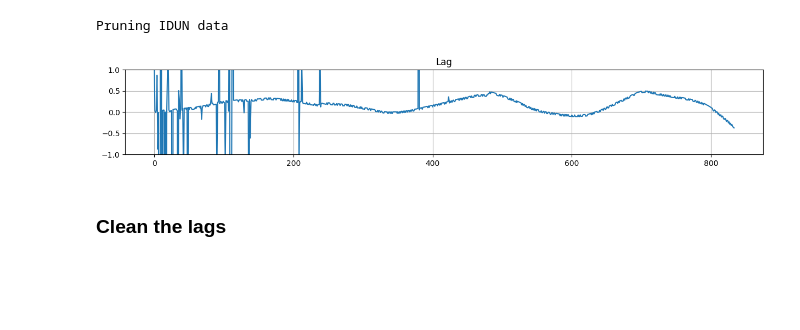
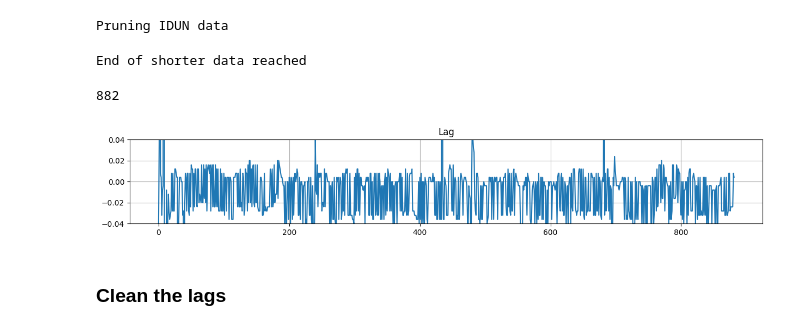
Before and after one commit to iduntech/idn-sync-data, a Jupyter notebook: sync_main.ipynb, the cells around one changed output. Drawn from its saved outputs; the diff is of its cells as text; code cells hidden in the pictures; blank space fills up the shorter version.

```diff
--- a/sync_main.ipynb
+++ b/sync_main.ipynb
@@ -388,12 +391,13 @@ plt.savefig(
 ### Create linear knots
 # %%
 x_axis_simulated = np.linspace(
-    0, len(linear_regression_lag) - 1, len(linear_regression_lag)
+    0, len(smoothed_lag_arr) - 1, len(smoothed_lag_arr)
 )  # This will be 0 to 718
+
 x_knots = np.linspace(
-    0, len(linear_regression_lag) - 1, config.TOTAL_LINEAR_SEGMENTS + 1
+    0, len(smoothed_lag_arr) - 1, config.TOTAL_LINEAR_SEGMENTS + 1
 )
-y_knots = linear_regression_lag[
+y_knots = smoothed_lag_arr[
     (x_knots).astype(int)
 ]  # Directly get the y-values from y_pred
 # %%
@@ -437,11 +442,11 @@ if np.sum(lag_sizes < 0) > np.sum(lag_sizes > 0):
     idun_data_pruned, idun_base_pruned = cut_throughout_data_arr(
         idun_cut_data, idun_base_cut_data, lag_positions, -cumulative_lags
     )
-    comparisoneeg_data_pruned = copy.deepcopy(comparison_cut_data)
-    comparisoneeg_base_pruned_df = copy.deepcopy(comparison_base_cut_df)
+    comparison_data_pruned = copy.deepcopy(comparison_cut_data)
+    comparison_base_pruned_df = copy.deepcopy(comparison_base_cut_df)
 else:
     print("Pruning ", config.DEVICE, " data")
-    comparisoneeg_data_pruned, comparisoneeg_base_pruned_df = cut_throughout_data(
+    comparison_data_pruned, comparison_base_pruned_df = cut_throughout_data(
         comparison_cut_data,
         comparison_base_cut_df,
         lag_positions,
@@ -449,38 +454,32 @@ else:
     )
     idun_data_pruned = copy.deepcopy(idun_cut_data)
     idun_base_pruned = copy.deepcopy(idun_base_cut_data)
-
-(
-    comparisoneeg_data_pruned,
-    comparisoneeg_base_pruned_df,
-    idun_data_pruned,
-    idun_base_pruned,
-) = cut_at_end(
-    comparisoneeg_data_pruned,
-    comparisoneeg_base_pruned_df,
-    idun_data_pruned,
-    idun_base_pruned,
-)
 # %% [output]
 Pruning IDUN data
 # %%
-final_comparisoneeg_epochs = epoch_data(
-    comparisoneeg_data_pruned, config.SECOND_LAG_EPOCH_SIZE
+final_comparison_epochs = epoch_data(
+    comparison_data_pruned, config.SECOND_LAG_EPOCH_SIZE
 )
 final_idun_epochs = epoch_data(idun_data_pruned, config.SECOND_LAG_EPOCH_SIZE)
 # %%
 final_correlation_arr, final_max_corr_arr, final_lag_arr = calculate_epochs_lag(
-    final_comparisoneeg_epochs, final_idun_epochs
+    final_comparison_epochs, final_idun_epochs
 )
+# %% [output]
+End of shorter data reached
+# %%
+len(final_idun_epochs)
+# %% [output]
+882
 # %%
 final_lag_arr_copy = final_lag_arr.copy()
 plt.figure(figsize=(15, 2))
 plt.plot(np.array(final_lag_arr) / config.BASE_SAMPLE_RATE)
 plt.title("Lag")
-plt.ylim(-1, 1)
+plt.ylim(-0.04,0.04)
 plt.grid()
 # %% [output]
-[figure, old version]
+[figure, new version]
 # %% [markdown]
 ### Clean the lags
 # %%
```
Also changed, not shown: parts of 28 cells of this notebook, 1 other file.
